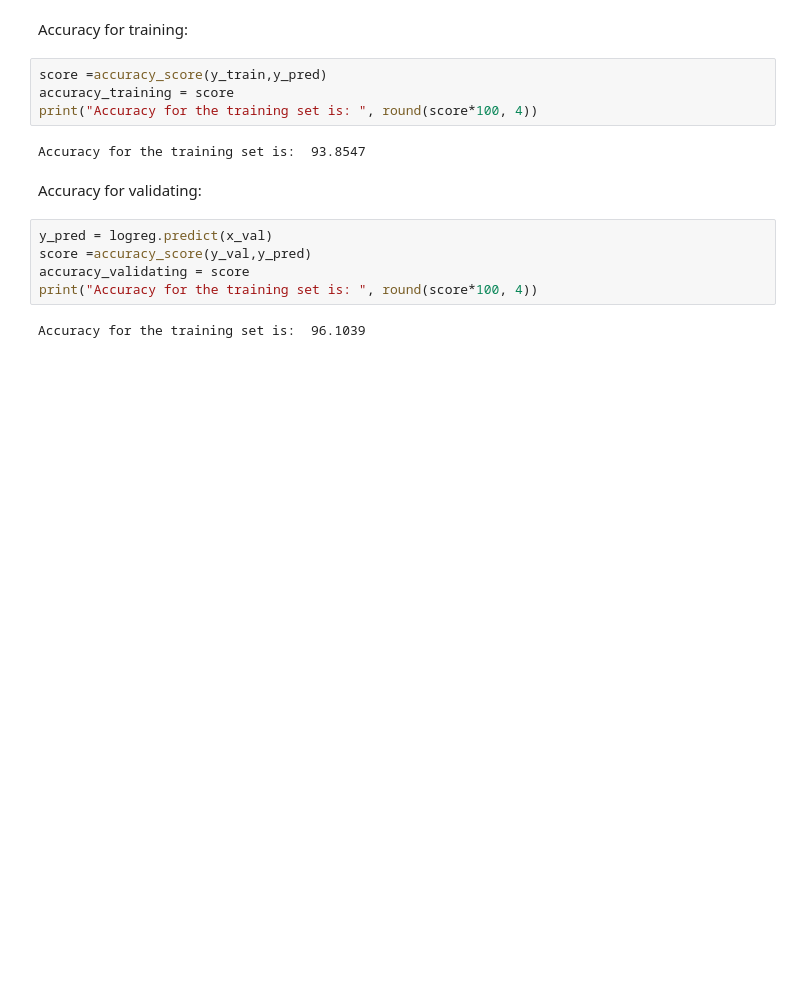
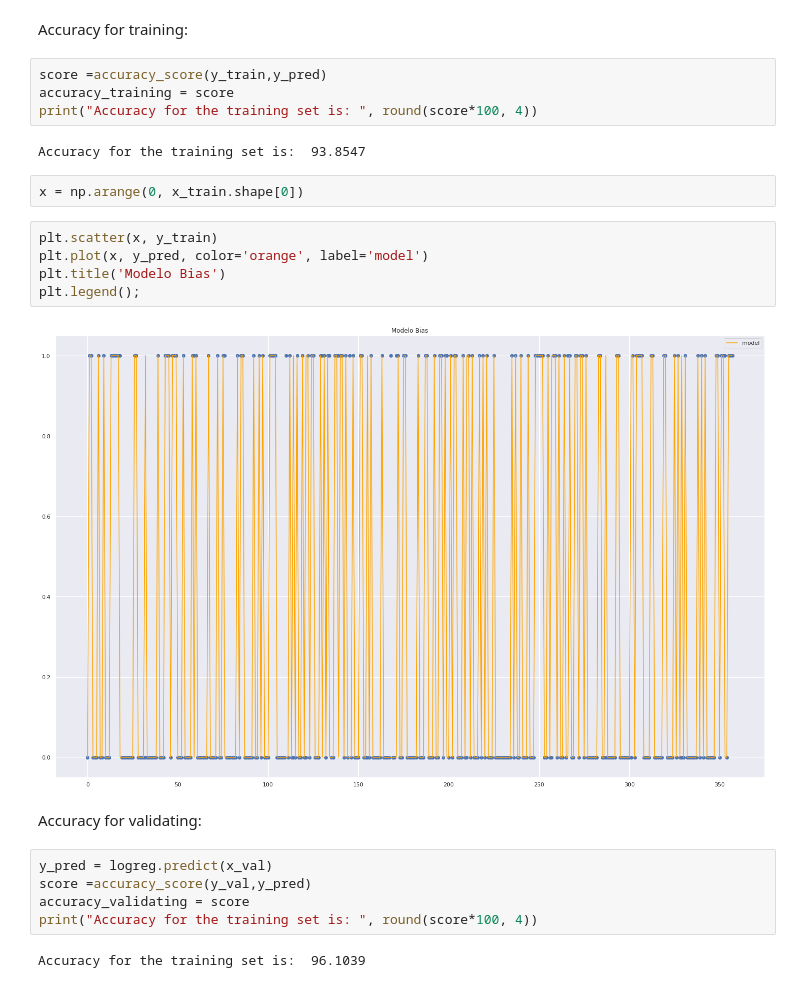
Before and after one commit to G4LF0/Evidencia1PortafolioDeAn-lisis, a Jupyter notebook: LogisticRegression.ipynb, the cells around one changed output. Saved outputs shown, nothing was run; the diff lists cells and outputs as text; blank space fills up the shorter version.

```diff
--- a/LogisticRegression.ipynb
+++ b/LogisticRegression.ipynb
@@ -149,6 +149,15 @@ accuracy_training = score
 print("Accuracy for the training set is: ", round(score*100, 4))
 # %% [output]
 Accuracy for the training set is:  93.8547
+# %%
+x = np.arange(0, x_train.shape[0])
+# %%
+plt.scatter(x, y_train)
+plt.plot(x, y_pred, color='orange', label='model')
+plt.title('Modelo Bias')
+plt.legend();
+# %% [output]
+[figure, added]
 # %% [markdown]
 Accuracy for validating:
 # %%
```
Also changed, not shown: parts of 58 cells of this notebook.
